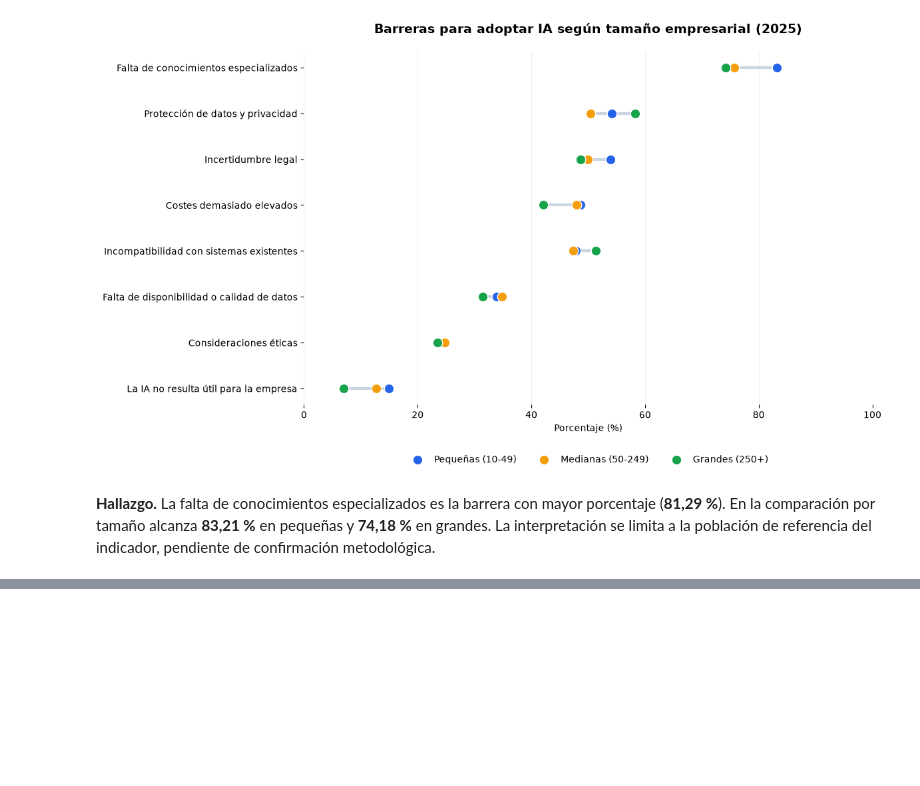
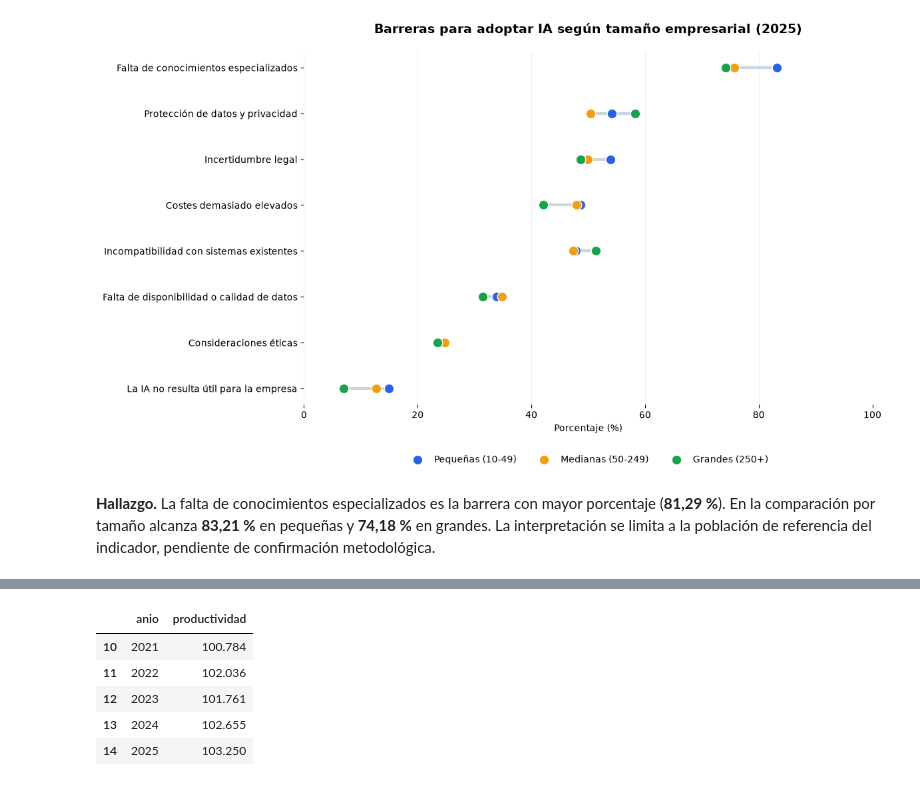
Before and after one commit to sarave-coder/EDA_IA_PRODUCTIVIDAD_ESPANA, a Jupyter notebook: main.ipynb, the cells around one changed output, grey strips where cells are left out. Cells and saved outputs as stored; diff of their text form; code cells hidden in the pictures; blank space fills up the shorter version.

```diff
--- a/main.ipynb
+++ b/main.ipynb
@@ -1807,0 +1623,31 @@ plt.show()
+# %%
+# H5.2 - Filtrado: Seleccionar productividad laboral real por hora
+
+df_prod_h5 = df_prod_evolucion[
+    (df_prod_evolucion["geo"] == "ES") &
+    (df_prod_evolucion["na_item"] == "RLPR_HW") &
+    (df_prod_evolucion["unit"] == "I15")
+].copy()
+
+df_prod_h5 = df_prod_h5[
+    ["TIME_PERIOD", "OBS_VALUE"]
+].sort_values("TIME_PERIOD")
+
+df_prod_h5 = df_prod_h5.rename(columns={
+    "TIME_PERIOD": "anio",
+    "OBS_VALUE": "productividad"
+})
+
+df_prod_h5["productividad"] = pd.to_numeric(
+    df_prod_h5["productividad"],
+    errors="coerce"
+)
+
+display(df_prod_h5)
+# %% [output]
+|  | anio | productividad |
+| 10 | 2021 | 100.784 |
+| 11 | 2022 | 102.036 |
+| 12 | 2023 | 101.761 |
+| 13 | 2024 | 102.655 |
+| 14 | 2025 | 103.250 |
```
Also changed, not shown: parts of 14 cells of this notebook, 6 other files.
